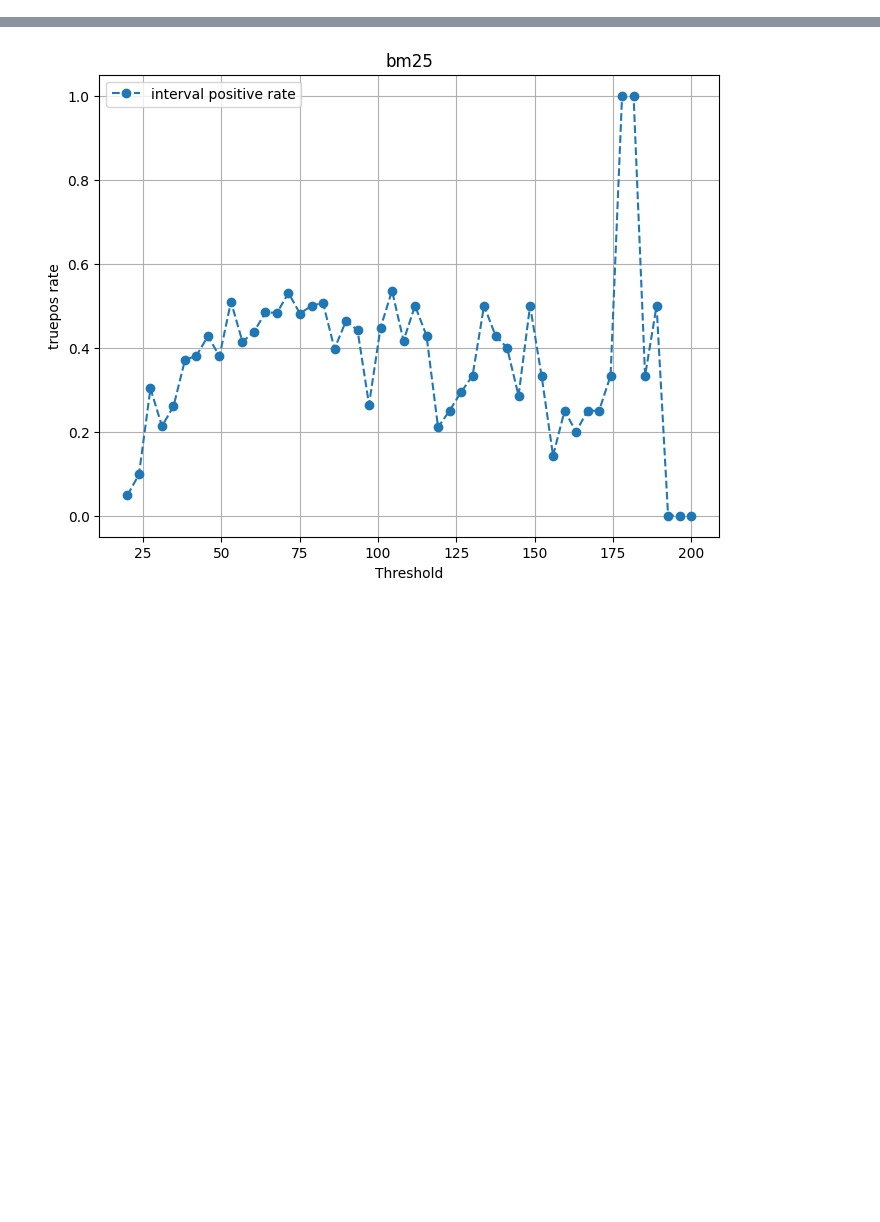
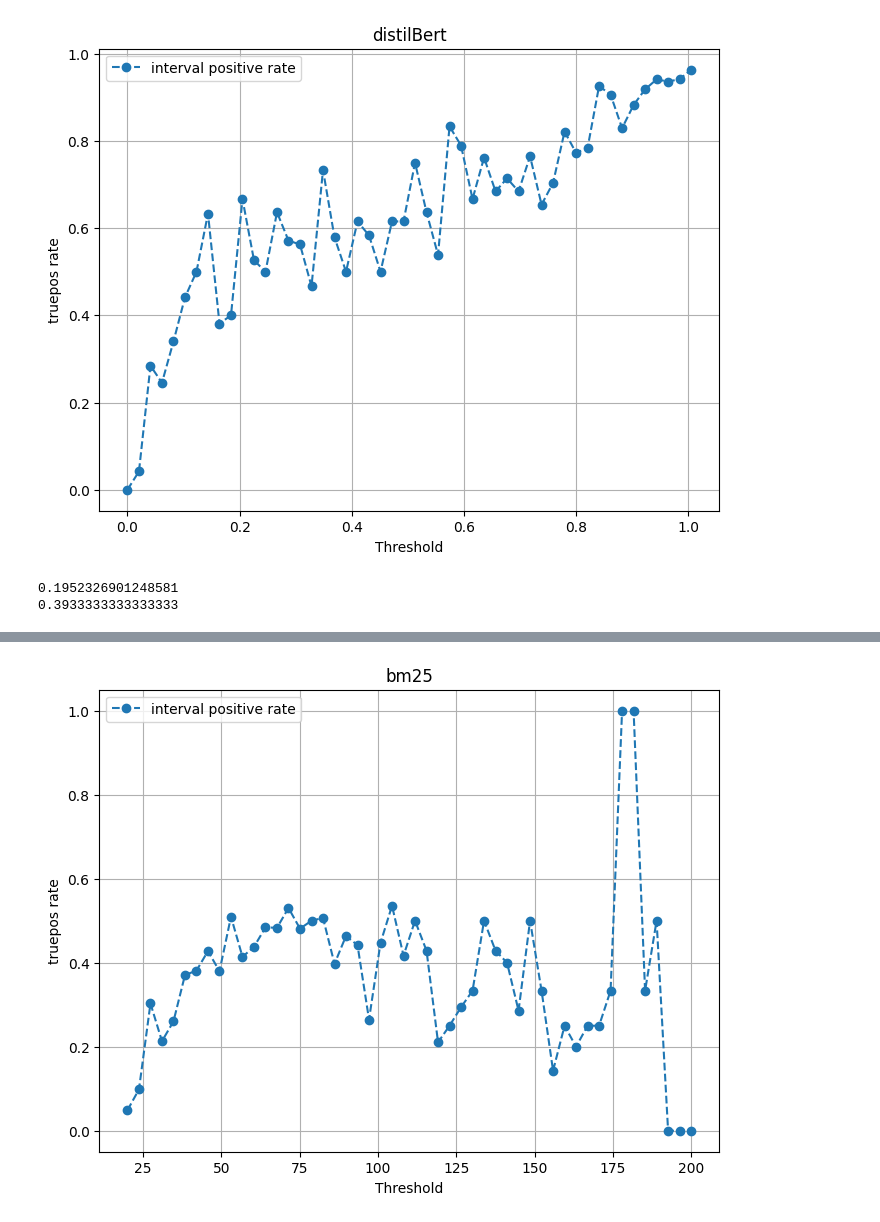
Before and after one commit to kaimeng-zhu/proxyJoin, a Jupyter notebook: w2v.ipynb, the cells around one changed output, grey strips where cells are left out. Drawn from its saved outputs; the diff is of its cells as text; code cells hidden in the pictures; blank space fills up the shorter version.

```diff
--- a/w2v.ipynb
+++ b/w2v.ipynb
@@ -224,5 +51,19 @@ def trim(originSize, newSize, originList):
     return retList
 bm25Result = trim(5000,3000, bm25Result)
 w2vResult = trim(5000,3000, w2vResult)
-bertResult = trim(5000,3000, bertResult)
+tinyBertResult = trim(5000,3000, tinyBertResult)
+distilBertResult = trim(5000,3000, distilBertResult)
+
+
+def diag(size,resultList):
+    retList = []
+    for idx in range(size):
+        retList.append(resultList[idx * size + idx])
+    return retList
+
+tinyBertResultDiag = diag(3000,tinyBertResult)
+bm25ResultDiag = diag(3000,bm25Result)
+w2vResultDiag = diag(3000,w2vResult)
+distilBertResultDiag = diag(3000,distilBertResult)
+
 #'''
@@ -334,0 +244,43 @@ plt.show()
+# %%
+import numpy as np
+import matplotlib.pyplot as plt
+bm25Axis = np.linspace(0.0,1.005,50).tolist()
+bm25IntervalPos = intervalMeasure(distilBertResultDiag,bm25Axis)
+
+x_values = bm25Axis  # X-axis values
+# Create the line graph
+plt.figure(figsize=(8, 6))  # Optional: Set the figure size
+
+plt.plot(x_values, bm25IntervalPos, label='interval positive rate', marker='o', linestyle='--')
+
+# Add labels and a legend
+plt.xlabel('Threshold')
+plt.ylabel('truepos rate')
+plt.title('distilBert')
+plt.legend()
+
+# Show the graph (or save it to a file with plt.savefig)
+plt.grid(True)  # Optional: Show grid lines
+plt.show()
+# %% [output]
+[figure, added]
+# %%
+filteredDistilBertResult = []
+for idx,r in enumerate(distilBertResult):
+    if idx in preRetrievalResult:
+        filteredDistilBertResult.append(r)
+
+counter = 0
+for r in filteredDistilBertResult:
+    if r[1] == 1:
+        counter += 1
+print(counter / len(filteredDistilBertResult))
+
+counter = 0
+for r in distilBertResultDiag:
+    if r[1] == 1:
+        counter +=  1
+print(counter / len(distilBertResultDiag))
+# %% [output]
+0.1952326901248581
+0.3933333333333333
```
Also changed, not shown: parts of 28 cells of this notebook, 1 other file.
